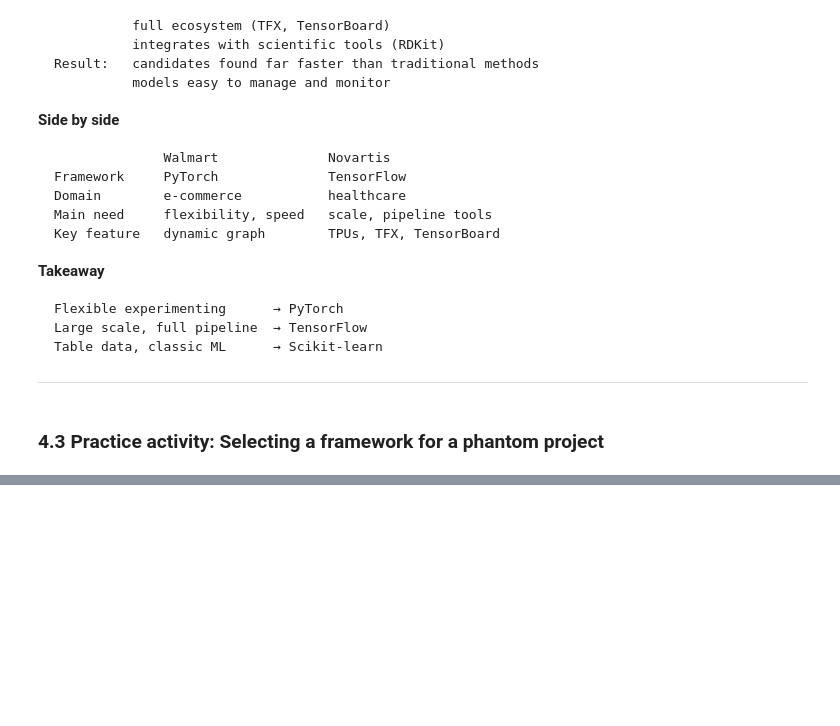
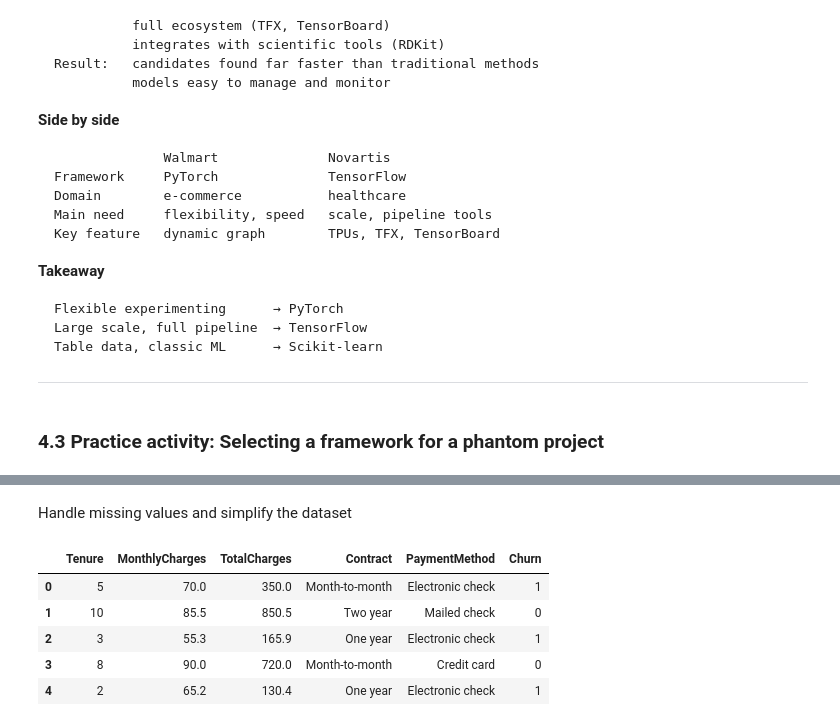
Before and after one commit to Eakempreet/microsoft-ai-ml-engineering, a Jupyter notebook: 01-foundations-of-ai-ml/module_3/ ML_frameworks_and_libraries.ipynb, the cells around one changed output, grey strips where cells are left out. Saved outputs shown, nothing was run; the diff lists cells and outputs as text; code cells hidden in the pictures; blank space fills up the shorter version.

```diff
--- a/01-foundations-of-ai-ml/module_3/ ML_frameworks_and_libraries.ipynb
+++ b/01-foundations-of-ai-ml/module_3/ ML_frameworks_and_libraries.ipynb
@@ -1756,0 +1839,13 @@ PyTorch is more flexible for rapid experimentation. This is acceptable because a
+# %% [markdown]
+Handle missing values and simplify the dataset
+# %%
+data = data.drop(columns="CustomerID")
+data = data.dropna() # drop the missing rows but here there are none
+data
+# %% [output]
+|  | Tenure | MonthlyCharges | TotalCharges | Contract | PaymentMethod | Churn |
+| 0 | 5 | 70.0 | 350.0 | Month-to-month | Electronic check | 1 |
+| 1 | 10 | 85.5 | 850.5 | Two year | Mailed check | 0 |
+| 2 | 3 | 55.3 | 165.9 | One year | Electronic check | 1 |
+| 3 | 8 | 90.0 | 720.0 | Month-to-month | Credit card | 0 |
+| 4 | 2 | 65.2 | 130.4 | One year | Electronic check | 1 |
```
Also changed, not shown: parts of 21 cells of this notebook, 1 other file.
